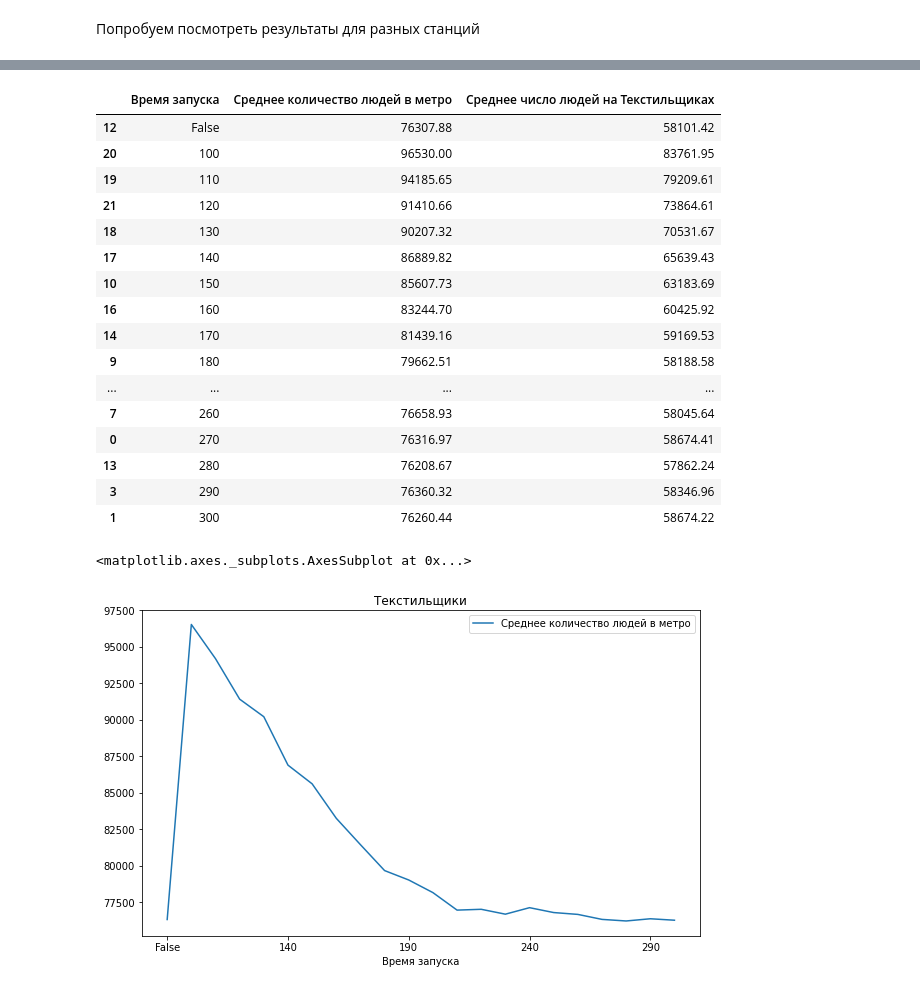
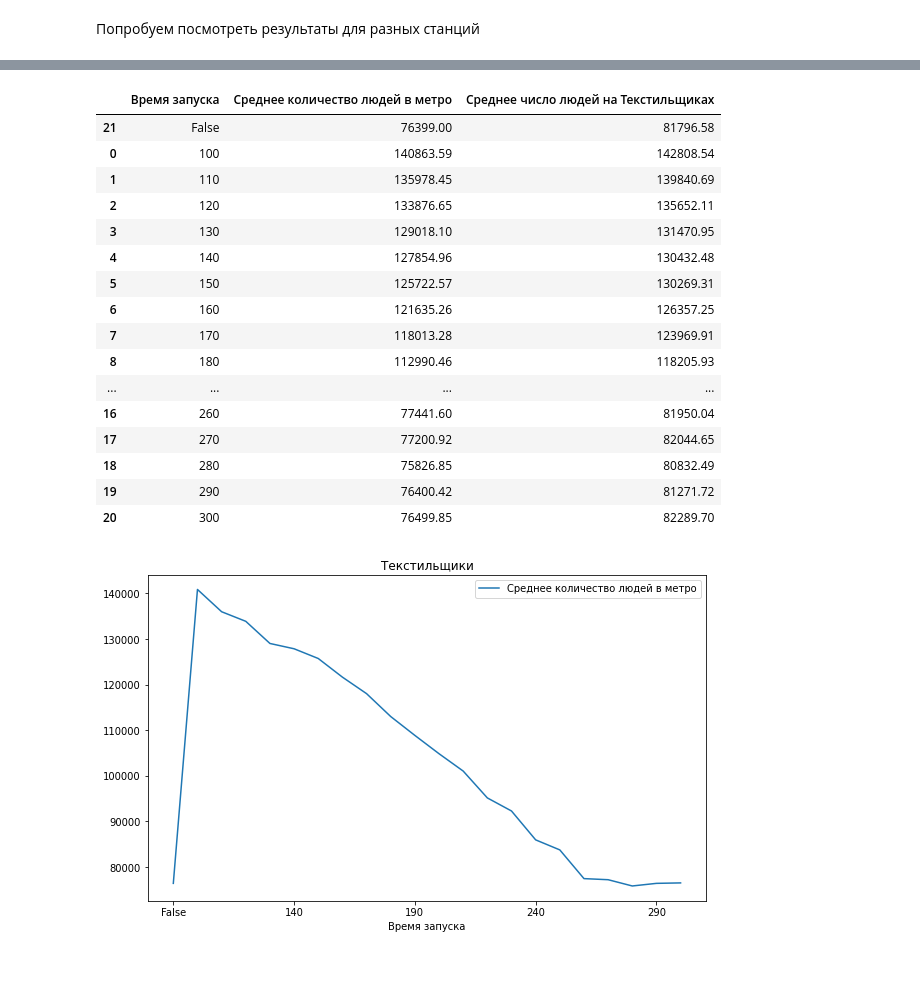
Before and after one commit to Migisen/r_homeworks, a Jupyter notebook: hw1/kit_researcher.ipynb, the cells around one changed output, grey strips where cells are left out. Drawn from its saved outputs; the diff is of its cells as text; code cells hidden in the pictures.

```diff
--- a/hw1/kit_researcher.ipynb
+++ b/hw1/kit_researcher.ipynb
@@ -271,2 +273,16 @@ def simulation_b(n_test, minutes, target_station=4):
+# %%
+def mp_simulation(start, stop, step, reps=1000, target_station=4):
+
+    n_minutes = list(range(start, stop, step))
+    n_minutes.append(False)
+    n_tests = np.repeat(reps, len(n_minutes))
+    results = []
+    p = Pool(12)
+    results = p.starmap(simulation_b,
+                        [(test, minute, target_station)
+                         for test, minute in zip(n_tests, n_minutes)])
+    p.close()
+    p.join()
+    return results
 # %% [markdown]
 # !!
@@ -277,24 +289,3 @@ def simulation_b(n_test, minutes, target_station=4):
-# %%
-def mp_simulation(start, stop, step, reps=1000, target_station=4):
-
-    n_minutes = list(range(start, stop, step))
-    n_minutes.append(False)
-    n_tests = np.repeat(reps, len(n_minutes))
-    procs = []
-    results = []
-
-    for test, minute in zip(n_tests, n_minutes):
-        proc = Process(target=simulation_b, args=(test, minute, target_station))
-        procs.append(proc)
-        proc.start()
-
-    for proc in procs:
-        results.append(Q.get())
-        proc.join()
-    while not Q.empty():
-        Q.get()
-        print(Q.empty())
-    return results
 # %%
 col_names = ['Время запуска', 'Среднее количество людей в метро', 'Среднее число людей в Кузьминках']
 scout_df = pd.DataFrame(mp_simulation(100, 301, 10), columns=col_names).sort_values(by=['Время запуска'])
@@ -497,28 +486,27 @@ ryazan_df.plot(x=col_names[0], y=col_names[1], title='Рязанский про
 # %%
 col_names = ['Время запуска', 'Среднее количество людей в метро', 'Среднее число людей на Текстильщиках']
-tekst = mp_simulation(100, 301, 10, reps=100, target_station=2)
+tekst = mp_simulation(100, 301, 10, reps=100, target_station=5)
 tekst_df = pd.DataFrame(tekst, columns=col_names).sort_values(by=['Время запуска'])
 tekst_df
 # %% [output]
 |  | Время запуска | Среднее количество людей в метро | Среднее число людей на Текстильщиках |
-| 12 | False | 76307.88 | 58101.42 |
-| 20 | 100 | 96530.00 | 83761.95 |
-| 19 | 110 | 94185.65 | 79209.61 |
-| 21 | 120 | 91410.66 | 73864.61 |
-| 18 | 130 | 90207.32 | 70531.67 |
-| 17 | 140 | 86889.82 | 65639.43 |
-| 10 | 150 | 85607.73 | 63183.69 |
-| 16 | 160 | 83244.70 | 60425.92 |
-| 14 | 170 | 81439.16 | 59169.53 |
-| 9 | 180 | 79662.51 | 58188.58 |
+| 21 | False | 76399.00 | 81796.58 |
+| 0 | 100 | 140863.59 | 142808.54 |
+| 1 | 110 | 135978.45 | 139840.69 |
+| 2 | 120 | 133876.65 | 135652.11 |
+| 3 | 130 | 129018.10 | 131470.95 |
+| 4 | 140 | 127854.96 | 130432.48 |
+| 5 | 150 | 125722.57 | 130269.31 |
+| 6 | 160 | 121635.26 | 126357.25 |
+| 7 | 170 | 118013.28 | 123969.91 |
+| 8 | 180 | 112990.46 | 118205.93 |
 | ... | ... | ... | ... |
-| 7 | 260 | 76658.93 | 58045.64 |
-| 0 | 270 | 76316.97 | 58674.41 |
-| 13 | 280 | 76208.67 | 57862.24 |
-| 3 | 290 | 76360.32 | 58346.96 |
-| 1 | 300 | 76260.44 | 58674.22 |
+| 16 | 260 | 77441.60 | 81950.04 |
+| 17 | 270 | 77200.92 | 82044.65 |
+| 18 | 280 | 75826.85 | 80832.49 |
+| 19 | 290 | 76400.42 | 81271.72 |
+| 20 | 300 | 76499.85 | 82289.70 |
 # %%
-ryazan_df.plot(x=col_names[0], y=col_names[1], title='Текстильщики')
+tekst_df.plot(x=col_names[0], y=col_names[1], title='Текстильщики');
 # %% [output]
-<matplotlib.axes._subplots.AxesSubplot at 0x...>
-[figure, old version]
+[figure, new version]
```
Also changed, not shown: parts of 13 cells of this notebook.
